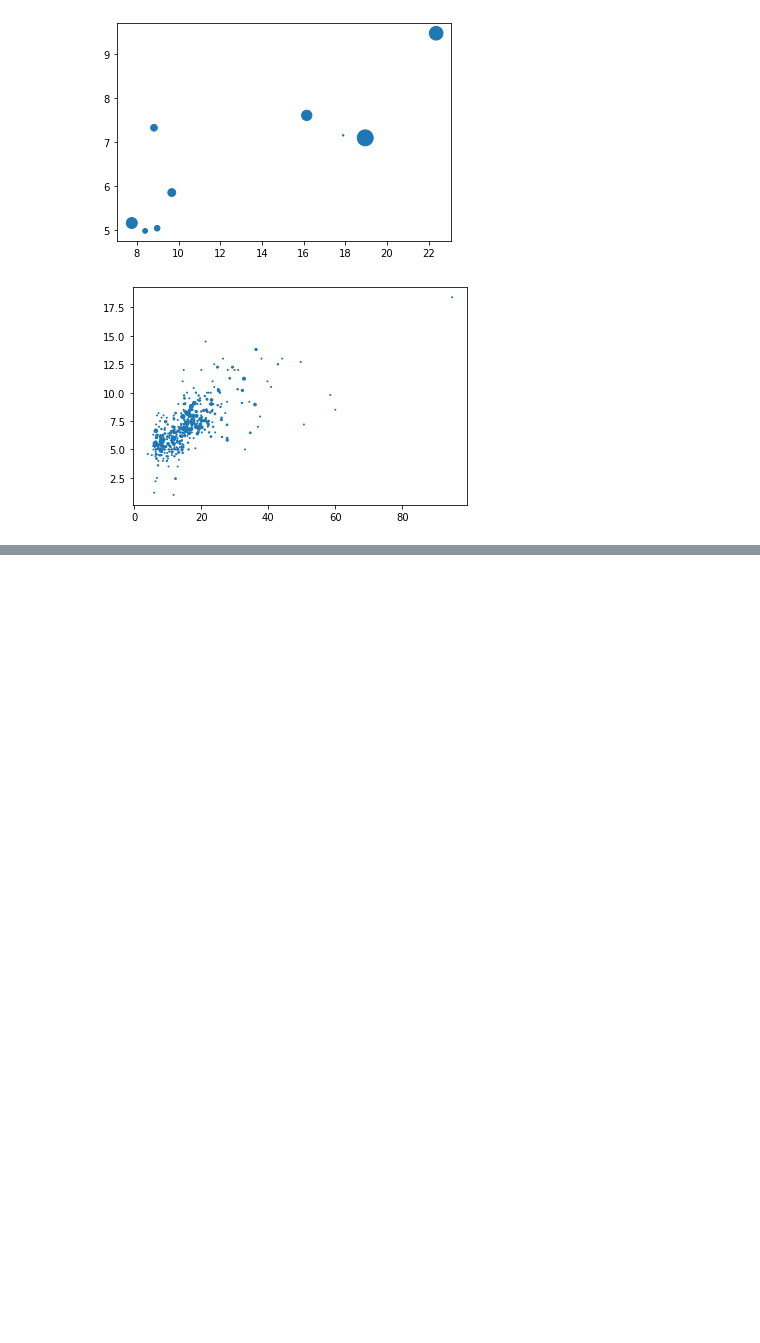
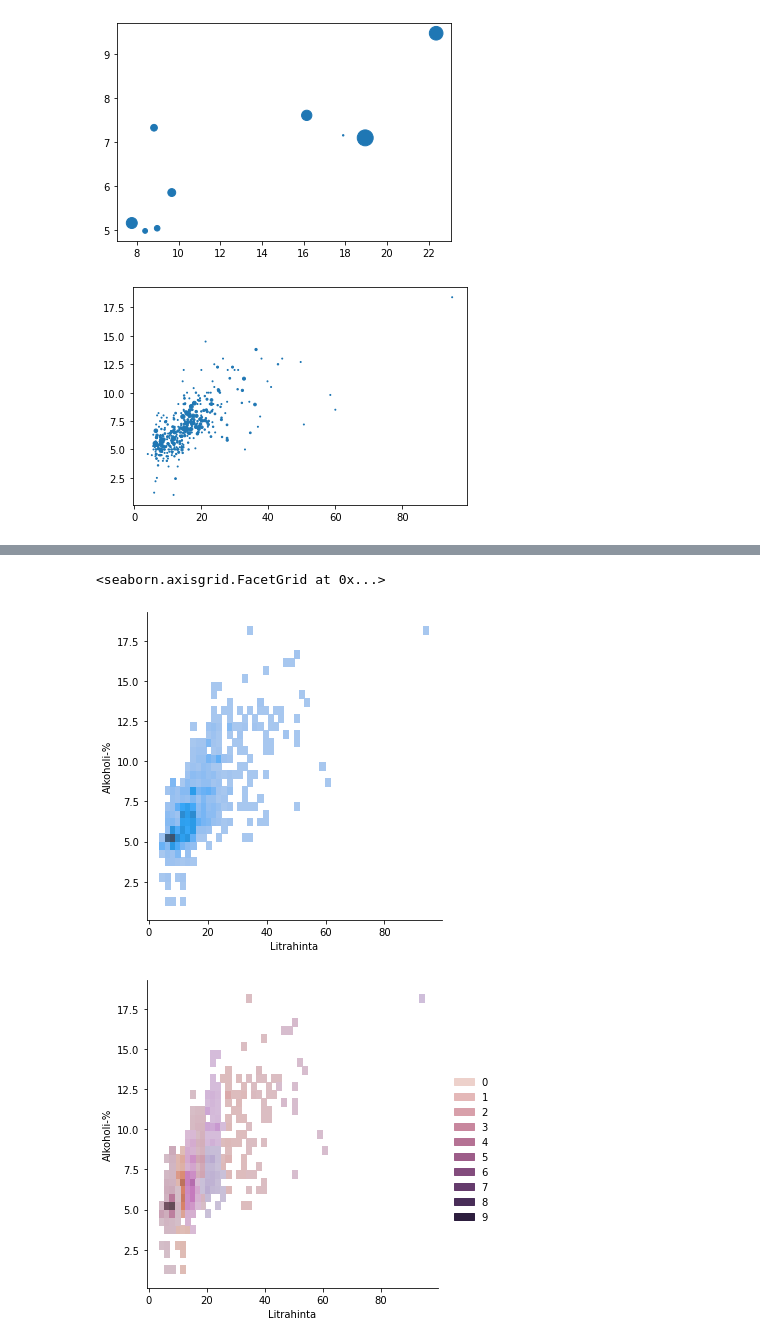
Before and after one commit to yherin/BeerWhisperer, a Jupyter notebook: eda/eda_litre_price.ipynb, the cells around one changed output, grey strips where cells are left out. Cells and saved outputs as stored; diff of their text form; code cells hidden in the pictures; blank space fills up the shorter version.

```diff
--- a/eda/eda_litre_price.ipynb
+++ b/eda/eda_litre_price.ipynb
@@ -117,0 +116,7 @@ plt.show()
+# %%
+sns.displot(df, x='Litrahinta', y='Alkoholi-%')
+sns.displot(df, x='Litrahinta', y='Alkoholi-%', hue=kmeans.labels_)
+# %% [output]
+<seaborn.axisgrid.FacetGrid at 0x...>
+[figure, added]
+[figure, added]
```
Also changed, not shown: parts of 14 cells of this notebook.
